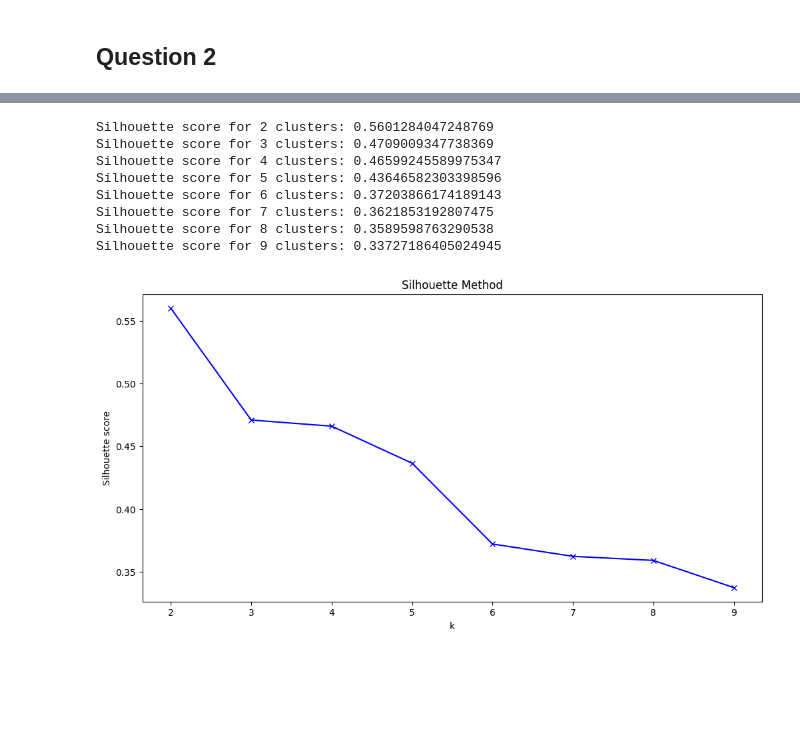
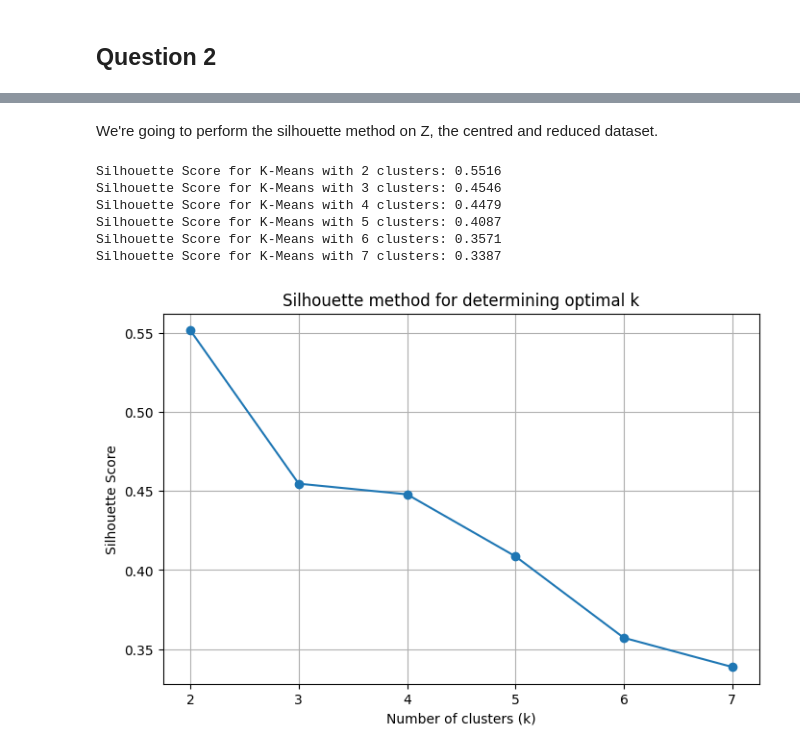
Before and after one commit to gael-mehdi/e-business-db-mini-projet, a Jupyter notebook: Part_1_unsupervised_learning.ipynb, the cells around one changed output, grey strips where cells are left out. Saved outputs shown, nothing was run; the diff lists cells and outputs as text; code cells hidden in the pictures; blank space fills up the shorter version.

```diff
--- a/Part_1_unsupervised_learning.ipynb
+++ b/Part_1_unsupervised_learning.ipynb
@@ -227,32 +208,38 @@ df
+# %% [markdown]
+We're going to perform the silhouette method on Z, the centred and reduced dataset.
 # %%
 # Import
 from sklearn.cluster import KMeans
 from sklearn.metrics import silhouette_score
-# %%
-# Silhouette method
-silhouette = []
-K = range(2, 10)
-for k in K:
-    kmeans = KMeans(n_clusters=k)
-    kmeans.fit(df)
-    score = silhouette_score(df, kmeans.labels_)
-    silhouette.append(score)
-    print(f"Silhouette score for {k} clusters: {score}")
-
-# Graph of the silhouette method
-plt.figure(figsize=(12, 6))
-plt.plot(K, silhouette, 'bx-')
-plt.xlabel('k')
-plt.ylabel('Silhouette score')
-plt.title('Silhouette Method')
-plt.show()
-# %% [output]
-Silhouette score for 2 clusters: 0.5601284047248769
-Silhouette score for 3 clusters: 0.4709009347738369
-Silhouette score for 4 clusters: 0.46599245589975347
-Silhouette score for 5 clusters: 0.43646582303398596
-Silhouette score for 6 clusters: 0.37203866174189143
-Silhouette score for 7 clusters: 0.3621853192807475
-Silhouette score for 8 clusters: 0.3589598763290538
-Silhouette score for 9 clusters: 0.33727186405024945
-[figure, removed]
+# %%
+# Apply K-Means with different numbers of clusters
+n_clusters_list = [2, 3, 4, 5, 6, 7]
+silhouette_scores = []
+
+for n_clusters in n_clusters_list:
+    kmeans = KMeans(n_clusters=n_clusters, random_state=42)
+    y_kmeans = kmeans.fit_predict(Z)
+
+    # Calculate the silhouette score for the current number of clusters
+    sil_score = silhouette_score(Z, y_kmeans)
+    silhouette_scores.append(sil_score)
+
+# Print Silhouette Scores
+for n_clusters, score in zip(n_clusters_list, silhouette_scores):
+    print(f"Silhouette Score for K-Means with {n_clusters} clusters: {score:.4f}")
+
+plt.figure(figsize=(8, 5))
+plt.plot(n_clusters_list, silhouette_scores, marker='o')
+plt.title("Silhouette method for determining optimal k")
+plt.xlabel("Number of clusters (k)")
+plt.ylabel("Silhouette Score")
+plt.grid()
+plt.show()
+# %% [output]
+Silhouette Score for K-Means with 2 clusters: 0.5516
+Silhouette Score for K-Means with 3 clusters: 0.4546
+Silhouette Score for K-Means with 4 clusters: 0.4479
+Silhouette Score for K-Means with 5 clusters: 0.4087
+Silhouette Score for K-Means with 6 clusters: 0.3571
+Silhouette Score for K-Means with 7 clusters: 0.3387
+[figure, added]
```
Also changed, not shown: parts of 11 cells of this notebook.
